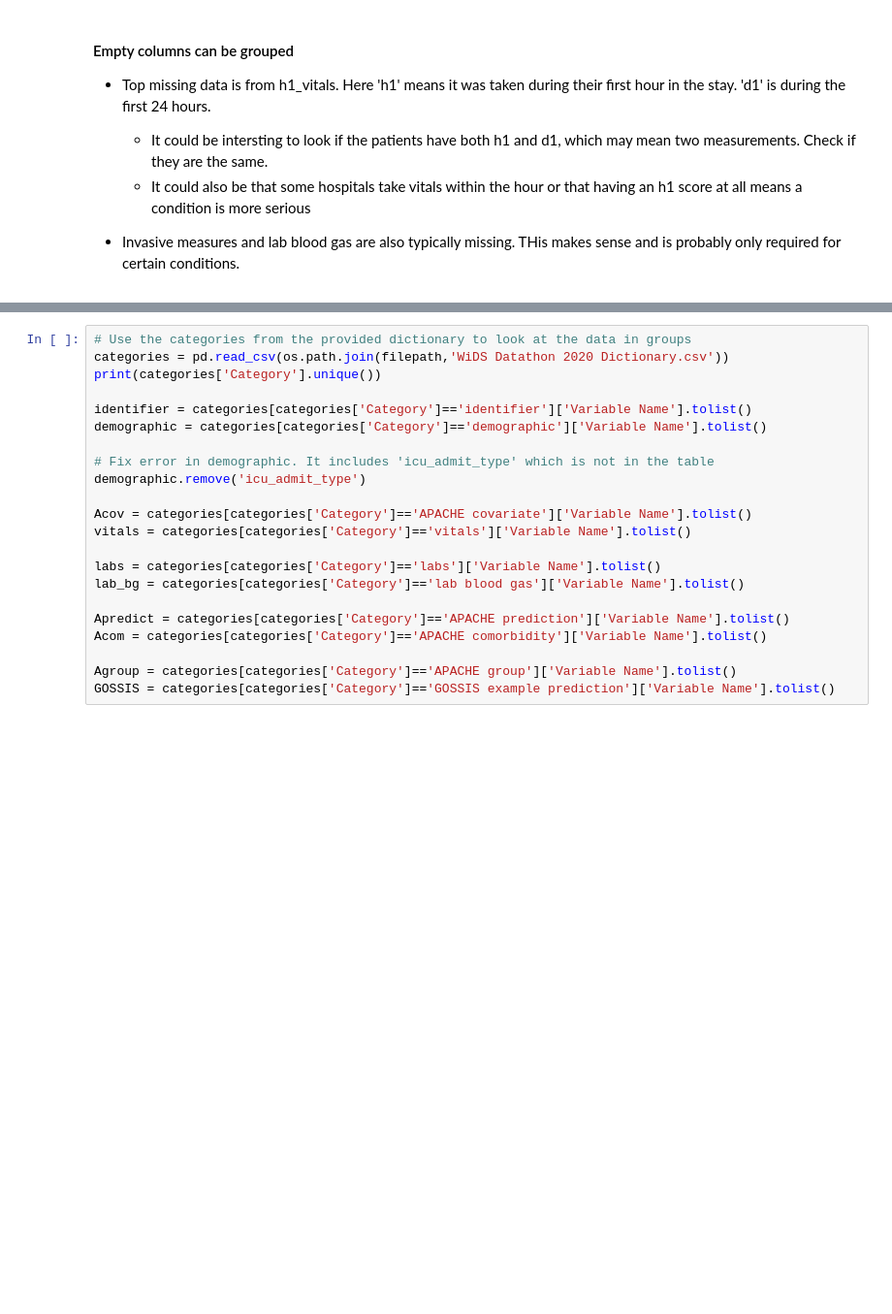
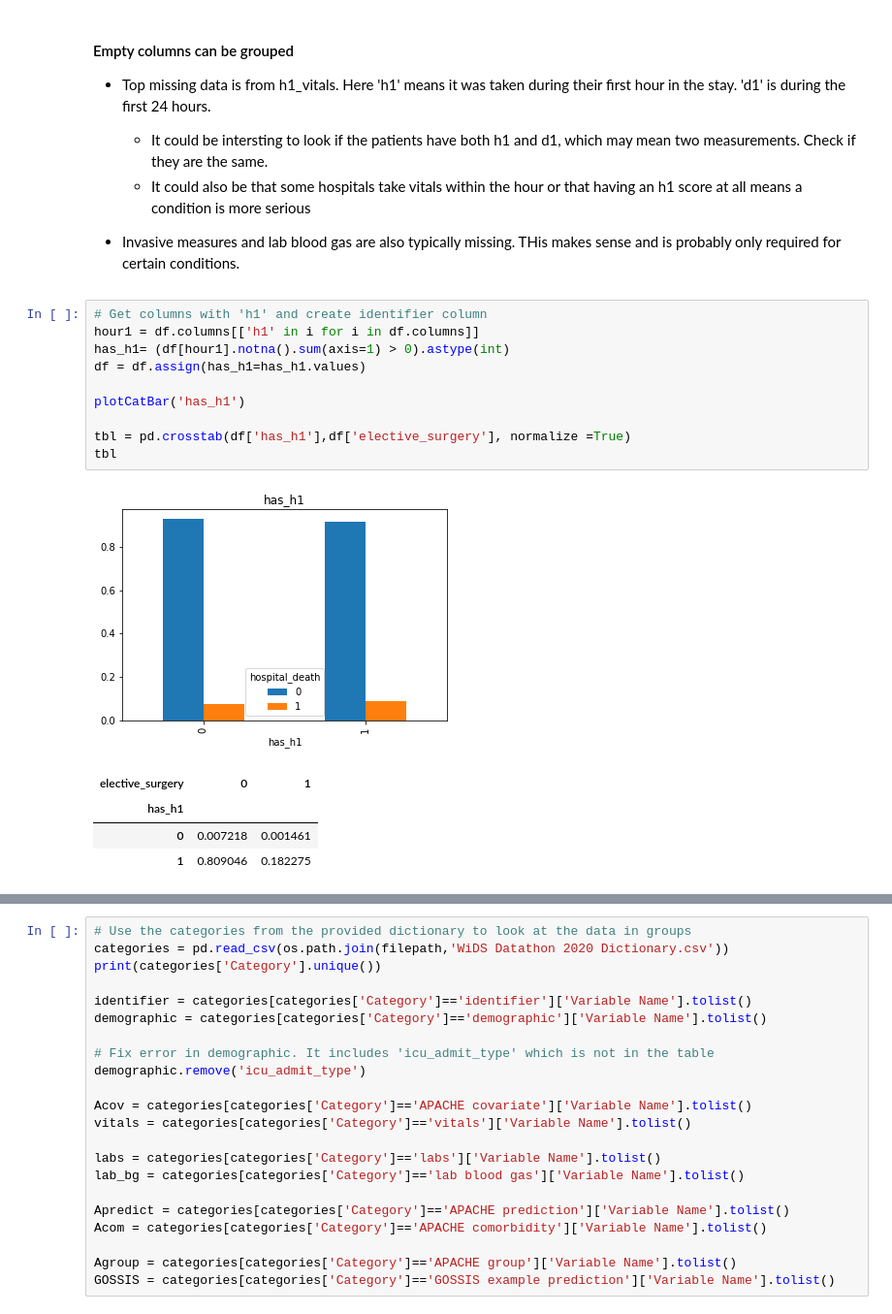
Before and after one commit to mrose10/ICU-Mortality-Prediction_Women-in-Data, a Jupyter notebook: notebooks/Load Data and EDA .ipynb, the cells around one changed output, grey strips where cells are left out. Shown at 97% size. Cells and saved outputs as stored; diff of their text form; blank space fills up the shorter version.

```diff
--- a/notebooks/Load Data and EDA .ipynb
+++ b/notebooks/Load Data and EDA .ipynb
@@ -99,3 +135,19 @@ nas[pos]
     - It could also be that some hospitals take vitals within the hour or that having an h1 score at all means a condition is more serious
 
 * Invasive measures and lab blood gas are also typically missing. THis makes sense and is probably only required for certain conditions.
+# %%
+# Get columns with 'h1' and create identifier column
+hour1 = df.columns[['h1' in i for i in df.columns]]
+has_h1= (df[hour1].notna().sum(axis=1) > 0).astype(int)
+df = df.assign(has_h1=has_h1.values)
+
+plotCatBar('has_h1')
+
+tbl = pd.crosstab(df['has_h1'],df['elective_surgery'], normalize =True)
+tbl
+# %% [output]
+[figure, added]
+| elective_surgery | 0 | 1 |
+| has_h1 |  |  |
+| 0 | 0.007218 | 0.001461 |
+| 1 | 0.809046 | 0.182275 |
```
Also changed, not shown: parts of 46 cells of this notebook, 1 other file.
